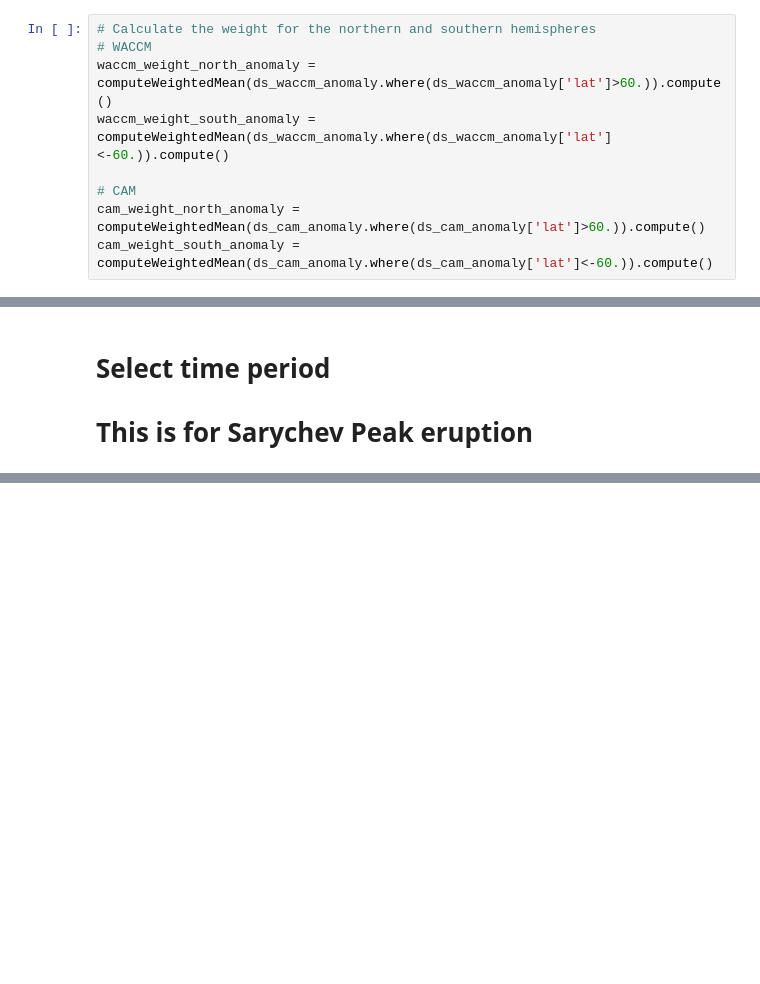
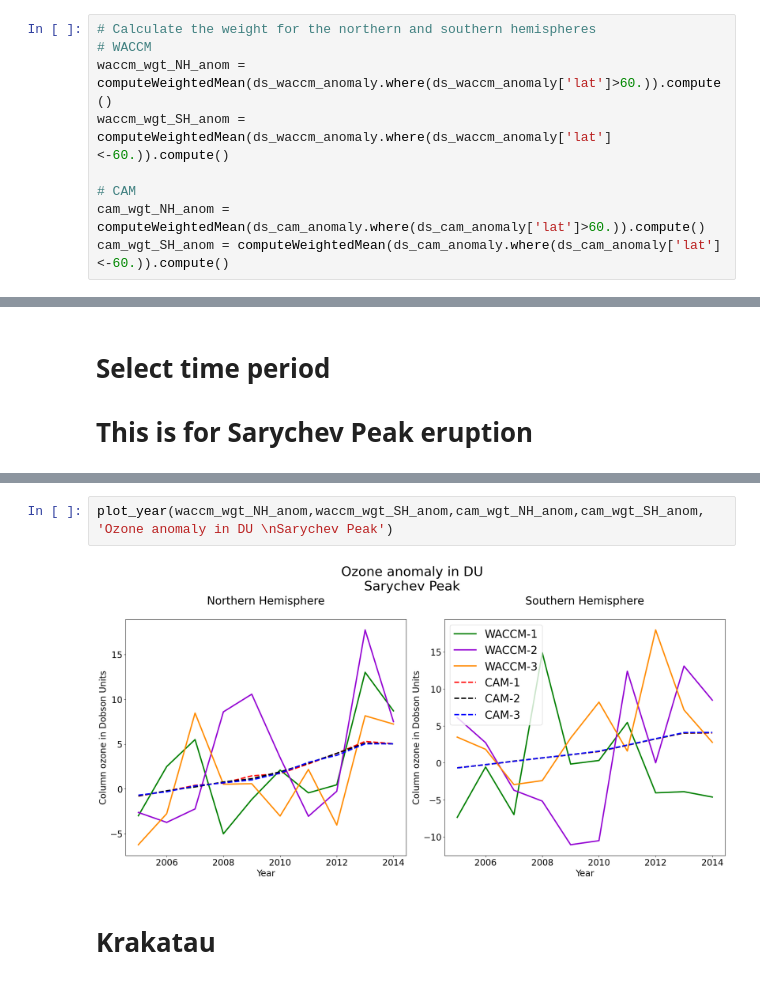
Before and after one commit to eScience-course/Tjaernoe2022-group2, a Jupyter notebook: Emma/O3_Multiple_CMIP6.ipynb, the cells around one changed output, grey strips where cells are left out. Cells and saved outputs as stored; diff of their text form; blank space fills up the shorter version.

```diff
--- a/Emma/O3_Multiple_CMIP6.ipynb
+++ b/Emma/O3_Multiple_CMIP6.ipynb
@@ -128,9 +123,9 @@ ds_cam_anomaly.attrs = ds_cam_climatology.attrs
 # %%
 # Calculate the weight for the northern and southern hemispheres
 # WACCM
-waccm_weight_north_anomaly = computeWeightedMean(ds_waccm_anomaly.where(ds_waccm_anomaly['lat']>60.)).compute()
-waccm_weight_south_anomaly = computeWeightedMean(ds_waccm_anomaly.where(ds_waccm_anomaly['lat']<-60.)).compute()
+waccm_wgt_NH_anom = computeWeightedMean(ds_waccm_anomaly.where(ds_waccm_anomaly['lat']>60.)).compute()
+waccm_wgt_SH_anom = computeWeightedMean(ds_waccm_anomaly.where(ds_waccm_anomaly['lat']<-60.)).compute()
 
 # CAM
-cam_weight_north_anomaly = computeWeightedMean(ds_cam_anomaly.where(ds_cam_anomaly['lat']>60.)).compute()
-cam_weight_south_anomaly = computeWeightedMean(ds_cam_anomaly.where(ds_cam_anomaly['lat']<-60.)).compute()
+cam_wgt_NH_anom = computeWeightedMean(ds_cam_anomaly.where(ds_cam_anomaly['lat']>60.)).compute()
+cam_wgt_SH_anom = computeWeightedMean(ds_cam_anomaly.where(ds_cam_anomaly['lat']<-60.)).compute()
@@ -214,0 +209,6 @@ ds_cam_anomaly_sary.attrs = ds_cam_climatology_sary.attrs
+# %%
+plot_year(waccm_wgt_NH_anom,waccm_wgt_SH_anom,cam_wgt_NH_anom,cam_wgt_SH_anom, 'Ozone anomaly in DU \nSarychev Peak')
+# %% [output]
+[figure, added]
+# %% [markdown]
+# Krakatau
```
Also changed, not shown: parts of 15 cells of this notebook.
